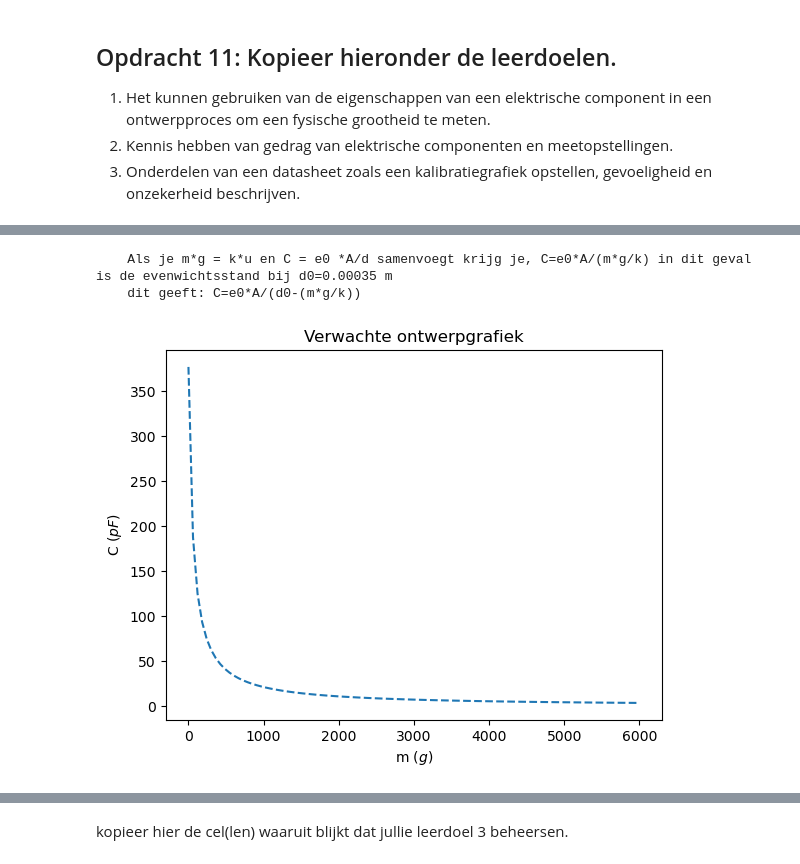
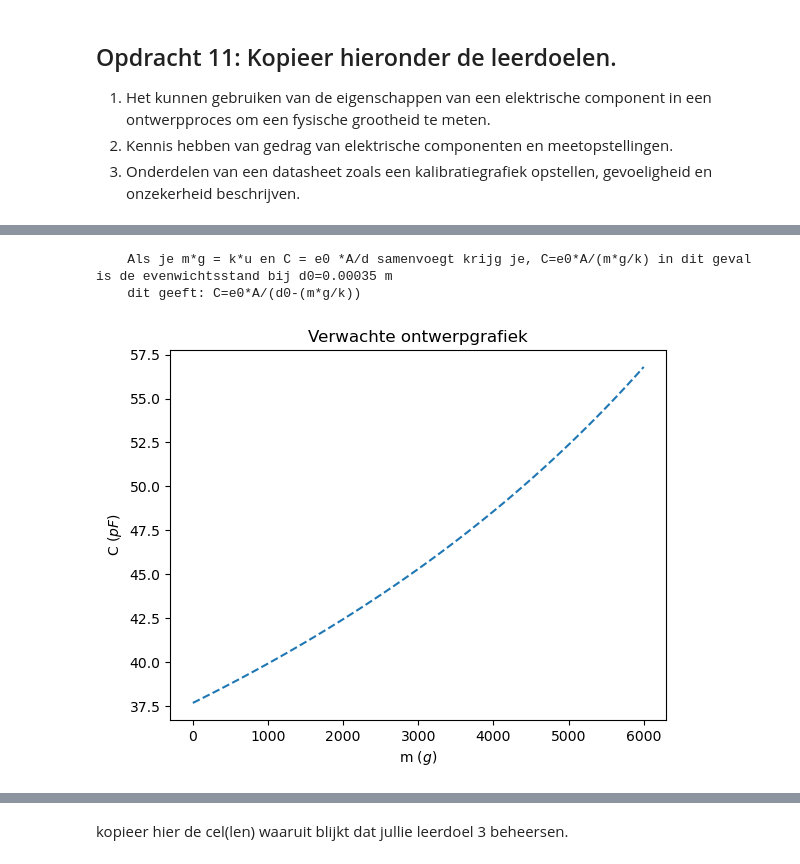
Before and after one commit to ElisabethMijnders/opdrachten-DEF-D-EM, a Jupyter notebook: FysiekeOntwerpopdrachten/2OntwerpEenSensorCondensator/DEFOntwerpopdracht2OntwerpEenSensorInvulTemplate.ipynb, the cells around one changed output, grey strips where cells are left out. Saved outputs shown, nothing was run; the diff lists cells and outputs as text; code cells hidden in the pictures.

```diff
--- a/FysiekeOntwerpopdrachten/2OntwerpEenSensorCondensator/DEFOntwerpopdracht2OntwerpEenSensorInvulTemplate.ipynb
+++ b/FysiekeOntwerpopdrachten/2OntwerpEenSensorCondensator/DEFOntwerpopdracht2OntwerpEenSensorInvulTemplate.ipynb
@@ -120,6 +120,8 @@ def functie2(m,c):
 k=functie2(mx,cx)
 k=np.mean(k)
 
+k=5*10**5
+
 yfit0 = functie(m0)
 
 plt.title("Verwachte ontwerpgrafiek")
@@ -243,43 +245,36 @@ m0 = np.linspace(0,6000,100)
 
 
 print(
     '''
     Als je m*g = k*u en C = e0 *A/d samenvoegt krijg je, C=e0*A/(m*g/k) in dit geval is de evenwichtsstand bij d0=0.00035 m
     dit geeft: C=e0*A/(d0-(m*g/k))
       ''')
 
 def functie(m):
     return e0*A/(d0-(m*(10**-3*g/k)))*10**12 #want gemeten waardes zijn in pF
 
 l= 0.149 #m
 b= 0.1 #m
 A = l*b
 
 g=9.81
-d0=0.35*10**-3 #m
+d0=3.5*10**-3 #m
 e0 = 8.854e-12
 
 #schatting k, hierbij gaan we ervanuit dat k constant is
-cx = np.array([47.5,63,78.5])
-mx = np.array([45,260.25,462.5])
-
-def functie2(m,c):
-    return m*10**-3*g*c*10**-12/(c*10**-12*d0-e0*A)  #schatting in N/m
-
-k=functie2(mx,cx)
-k=np.mean(k)
+k=5*10**4
 
 yfit0 = functie(m0)
 
 plt.title("Verwachte ontwerpgrafiek")
 plt.plot(m0,yfit0,"--")
 plt.ylabel("C $(pF)$")
 plt.xlabel("m $(g)$")
 plt.show()
 # %% [output]
     Als je m*g = k*u en C = e0 *A/d samenvoegt krijg je, C=e0*A/(m*g/k) in dit geval is de evenwichtsstand bij d0=0.00035 m
     dit geeft: C=e0*A/(d0-(m*g/k))
-[figure, old version]
+[figure, new version]
 # %% [markdown]
 kopieer hier de cel(len) waaruit blijkt dat jullie leerdoel 2 beheersen.
 #### Voeg hier een foto van je uiteindelijke sensor in.
```
Also changed, not shown: parts of 4 cells of this notebook.
